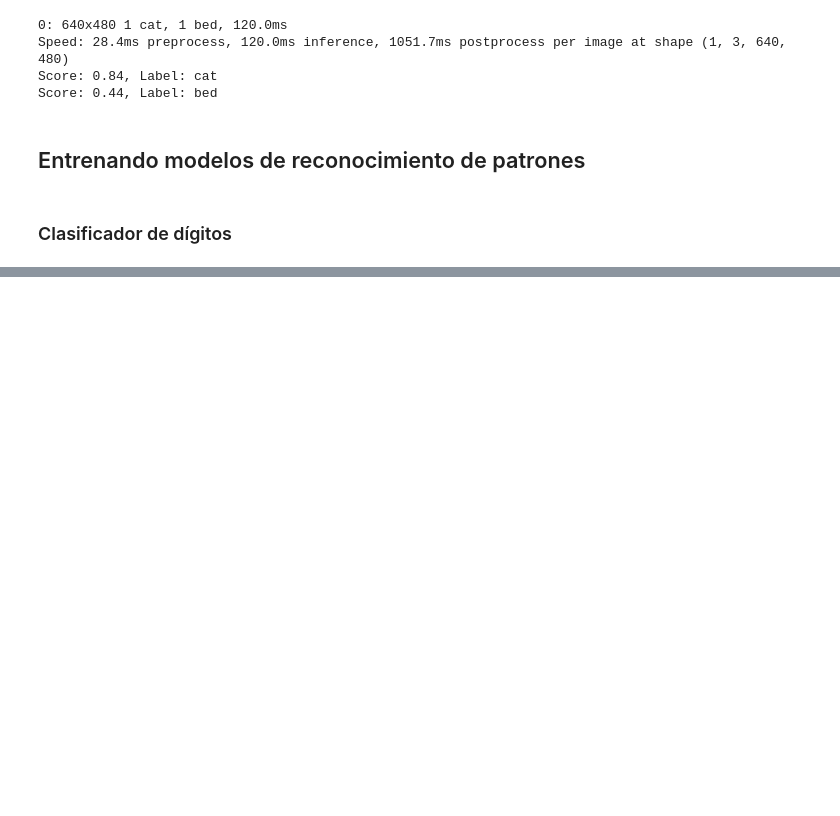
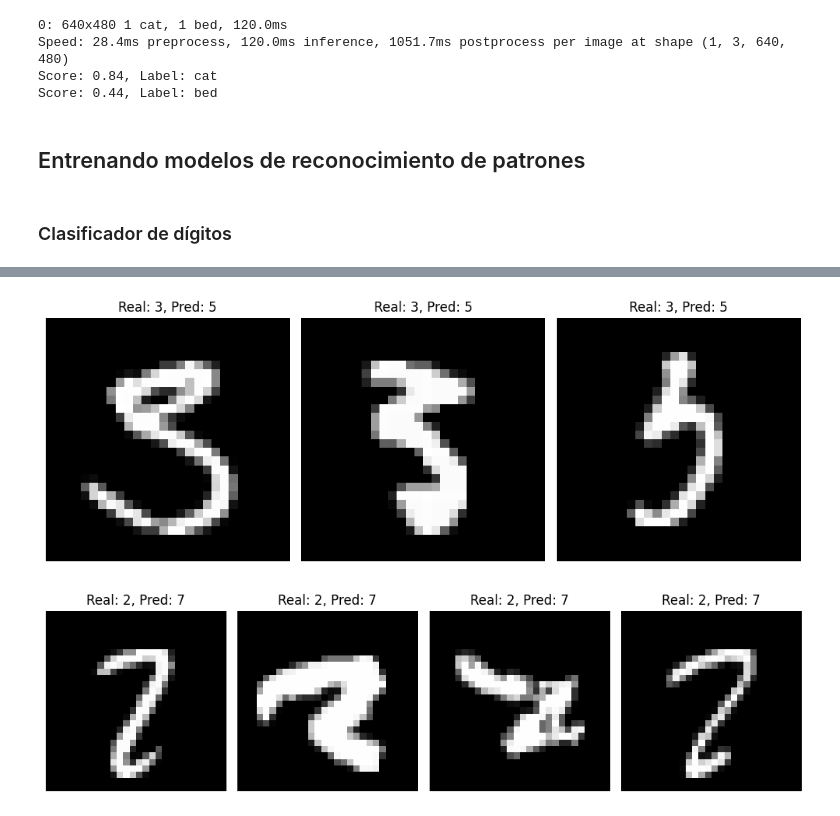
Before and after one commit to FranPuentes/iTI2025, a Jupyter notebook: 05 clasificación de imágenes.ipynb, the cells around one changed output, grey strips where cells are left out. Cells and saved outputs as stored; diff of their text form; code cells hidden in the pictures; blank space fills up the shorter version.

```diff
--- a/05 clasificación de imágenes.ipynb
+++ b/05 clasificación de imágenes.ipynb
@@ -68,0 +279,38 @@ Score: 0.44, Label: bed
+# %%
+# prompt: Usando este modelo búsca los casos en donde confunde el dígito 3 con el 5, y cuando confunde el dígito 2 co el 7. Muestra en dichos casos la imagen y su etiqueta.
+
+import matplotlib.pyplot as plt
+import numpy as np
+# Encuentra los casos donde el modelo confunde el 3 con el 5
+confundidos_3_5 = np.where((y_test == 3) & (y_pred_labels == 5))[0]
+
+# Encuentra los casos donde el modelo confunde el 2 con el 7
+confundidos_2_7 = np.where((y_test == 2) & (y_pred_labels == 7))[0]
+
+# Muestra las imágenes y etiquetas confundidas
+fig, axes = plt.subplots(1, 3, figsize=(10, 5))
+
+# Casos confundidos 3 con 5
+for i in range(len(confundidos_3_5)):
+  idx = confundidos_3_5[i]
+  axes[i].imshow(x_test[idx], cmap='gray')
+  axes[i].set_title(f"Real: 3, Pred: 5")
+  axes[i].axis('off')
+
+plt.tight_layout()
+plt.show()
+
+fig, axes = plt.subplots(1, 4, figsize=(10, 5))
+
+# Casos confundidos 2 con 7
+for i in range(len(confundidos_2_7)):
+  idx = confundidos_2_7[i]
+  axes[i].imshow(x_test[idx], cmap='gray')
+  axes[i].set_title(f"Real: 2, Pred: 7")
+  axes[i].axis('off')
+
+plt.tight_layout()
+plt.show()
+# %% [output]
+[figure, added]
+[figure, added]
```
Also changed, not shown: parts of 10 cells of this notebook, 3 other files.
